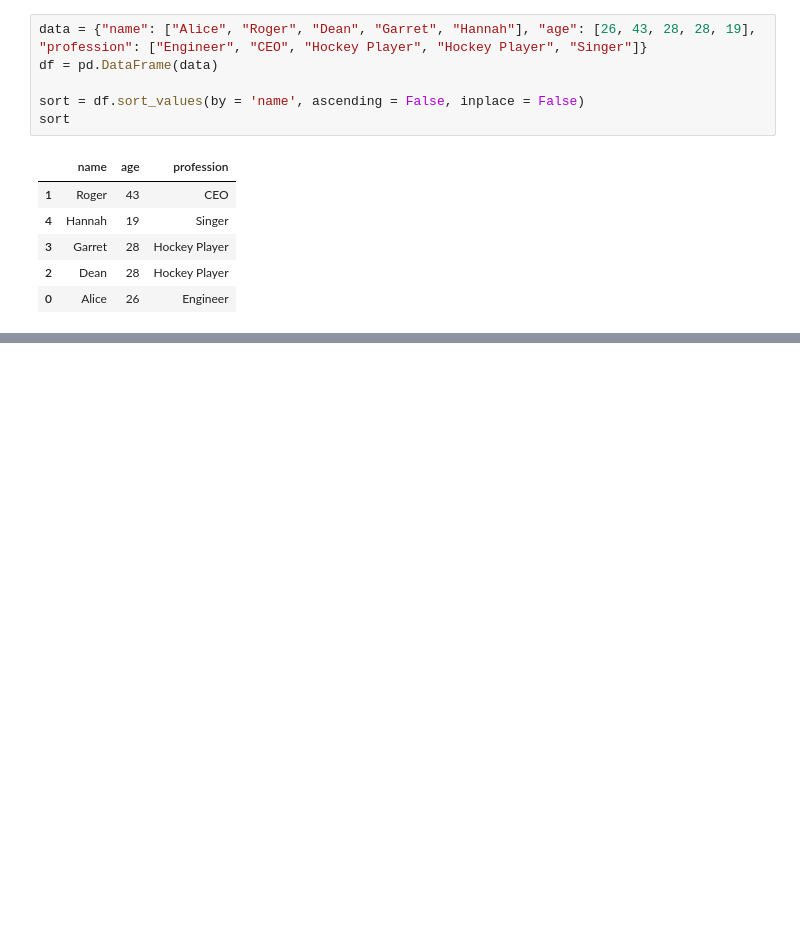
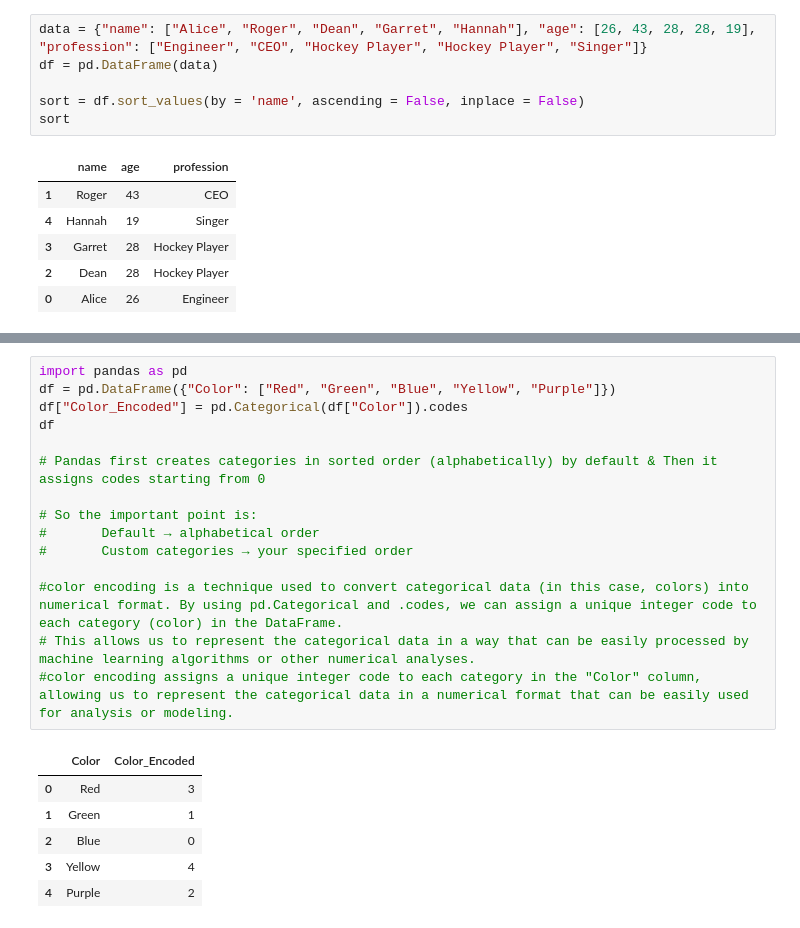
Before and after one commit to KirtikaPuniani/python-coding-practice, a Jupyter notebook: PandasPractice.ipynb, the cells around one changed output, grey strips where cells are left out. Drawn from its saved outputs; the diff is of its cells as text; blank space fills up the shorter version.

```diff
--- a/PandasPractice.ipynb
+++ b/PandasPractice.ipynb
@@ -250,0 +267,22 @@ sort
+# %%
+import pandas as pd
+df = pd.DataFrame({"Color": ["Red", "Green", "Blue", "Yellow", "Purple"]})
+df["Color_Encoded"] = pd.Categorical(df["Color"]).codes
+df
+
+# Pandas first creates categories in sorted order (alphabetically) by default & Then it assigns codes starting from 0
+
+# So the important point is:
+#       Default → alphabetical order
+#       Custom categories → your specified order
+
+#color encoding is a technique used to convert categorical data (in this case, colors) into numerical format. By using pd.Categorical and .codes, we can assign a unique integer code to each category (color) in the DataFrame.
+# This allows us to represent the categorical data in a way that can be easily processed by machine learning algorithms or other numerical analyses.
+#color encoding assigns a unique integer code to each category in the "Color" column, allowing us to represent the categorical data in a numerical format that can be easily used for analysis or modeling.
+# %% [output]
+|  | Color | Color_Encoded |
+| 0 | Red | 3 |
+| 1 | Green | 1 |
+| 2 | Blue | 0 |
+| 3 | Yellow | 4 |
+| 4 | Purple | 2 |
```
Also changed, not shown: parts of 4 cells of this notebook.
